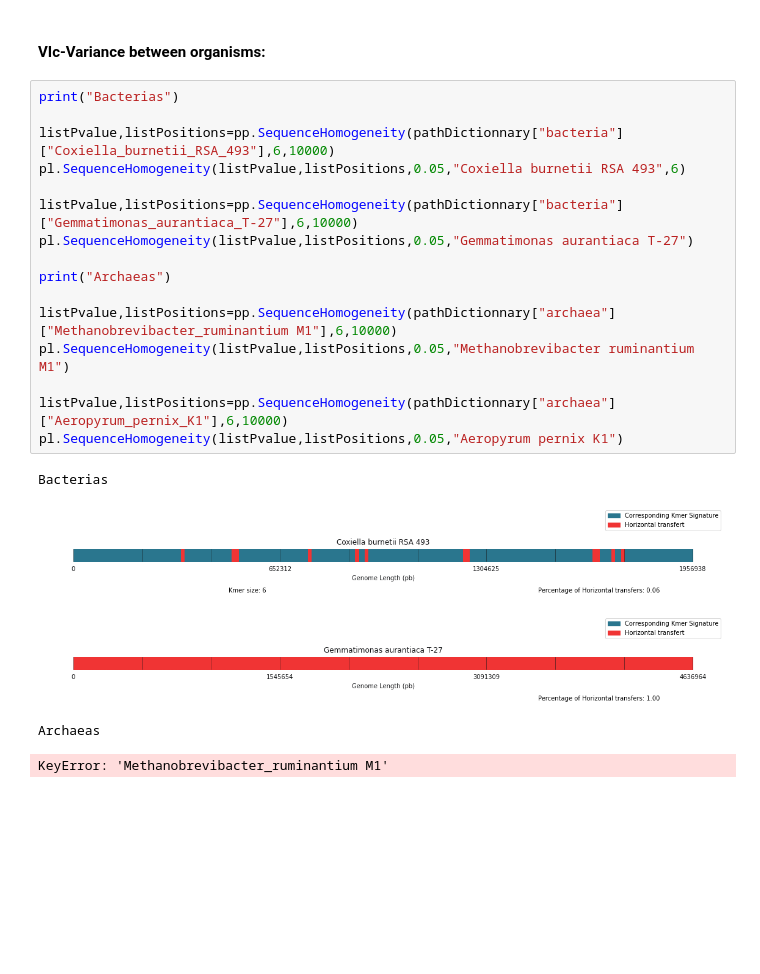
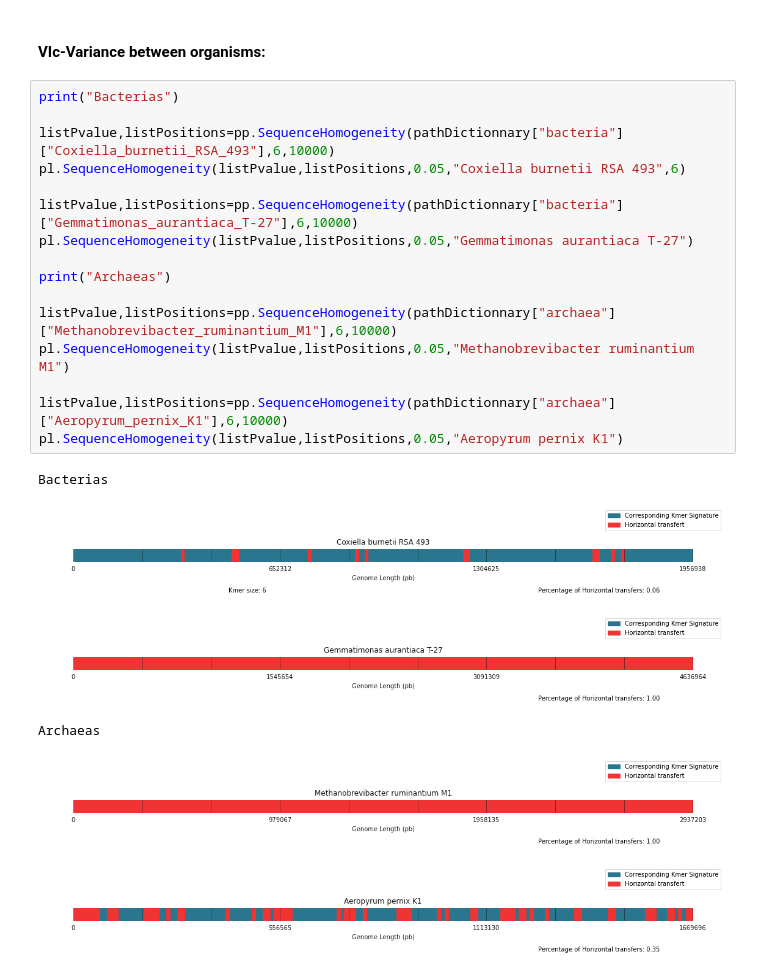
Before and after one commit to LeroyAdrien/K-Mer, a Jupyter notebook: Notebooks/Phylogeny_Heterogeneity.ipynb, the cells around one changed output. Saved outputs shown, nothing was run; the diff lists cells and outputs as text; blank space fills up the shorter version.

```diff
--- a/Notebooks/Phylogeny_Heterogeneity.ipynb
+++ b/Notebooks/Phylogeny_Heterogeneity.ipynb
@@ -287,22 +287,23 @@ Fragment Size: 10000
 # %%
 print("Bacterias")
 
 listPvalue,listPositions=pp.SequenceHomogeneity(pathDictionnary["bacteria"]["Coxiella_burnetii_RSA_493"],6,10000)
 pl.SequenceHomogeneity(listPvalue,listPositions,0.05,"Coxiella burnetii RSA 493",6)
 
 listPvalue,listPositions=pp.SequenceHomogeneity(pathDictionnary["bacteria"]["Gemmatimonas_aurantiaca_T-27"],6,10000)
 pl.SequenceHomogeneity(listPvalue,listPositions,0.05,"Gemmatimonas aurantiaca T-27")
 
 print("Archaeas")
 
-listPvalue,listPositions=pp.SequenceHomogeneity(pathDictionnary["archaea"]["Methanobrevibacter_ruminantium M1"],6,10000)
+listPvalue,listPositions=pp.SequenceHomogeneity(pathDictionnary["archaea"]["Methanobrevibacter_ruminantium_M1"],6,10000)
 pl.SequenceHomogeneity(listPvalue,listPositions,0.05,"Methanobrevibacter ruminantium M1")
 
 listPvalue,listPositions=pp.SequenceHomogeneity(pathDictionnary["archaea"]["Aeropyrum_pernix_K1"],6,10000)
 pl.SequenceHomogeneity(listPvalue,listPositions,0.05,"Aeropyrum pernix K1")
 # %% [output]
 Bacterias
 [figure]
 [figure]
 Archaeas
-KeyError: 'Methanobrevibacter_ruminantium M1'
+[figure, added]
+[figure, added]
```
Also changed, not shown: 6 other files.
